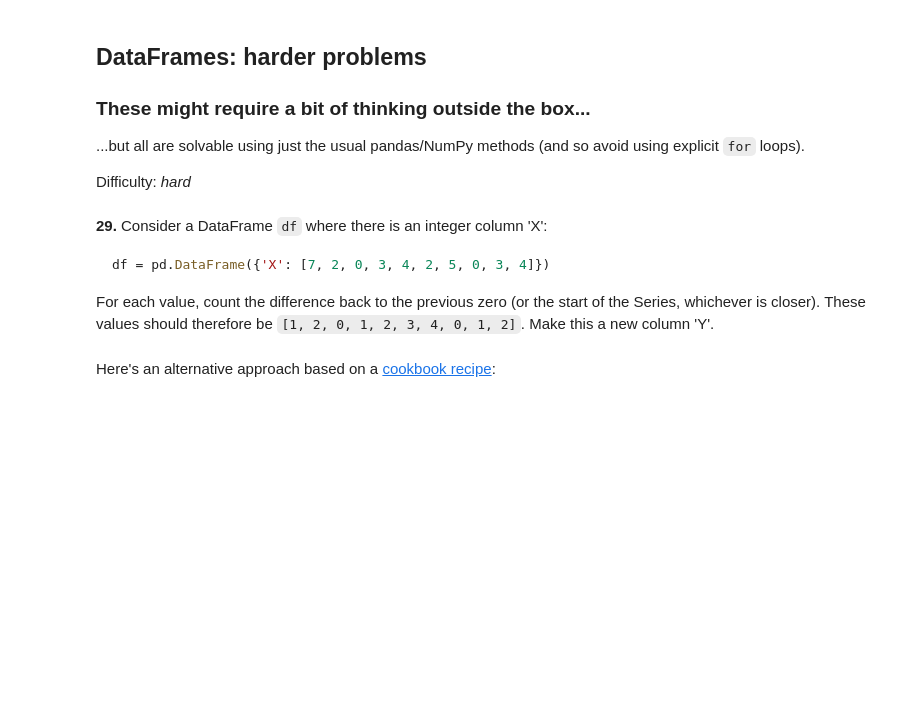
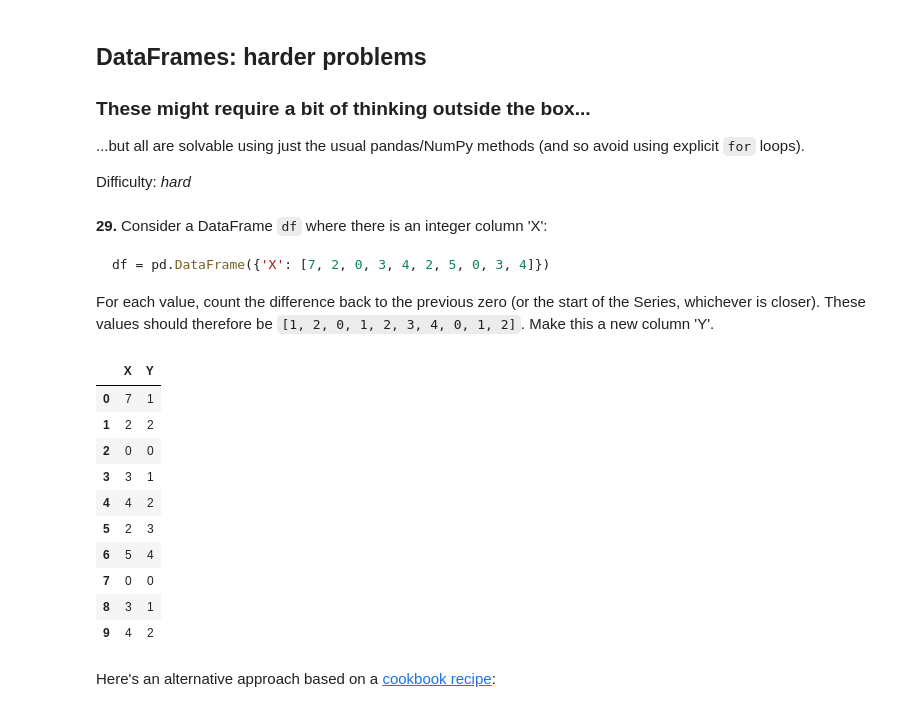
Before and after one commit to Forcystus91/ai_nov21, a Jupyter notebook: Chapter 1/6. Pandas/100-pandas-puzzles.ipynb, the cells around one changed output. Drawn from its saved outputs; the diff is of its cells as text; code cells hidden in the pictures; blank space fills up the shorter version.

````diff
--- a/Chapter 1/6. Pandas/100-pandas-puzzles.ipynb
+++ b/Chapter 1/6. Pandas/100-pandas-puzzles.ipynb
@@ -502,6 +502,27 @@ Difficulty: *hard*
 df = pd.DataFrame({'X': [7, 2, 0, 3, 4, 2, 5, 0, 3, 4]})
 ```
 For each value, count the difference back to the previous zero (or the start of the Series, whichever is closer). These values should therefore be `[1, 2, 0, 1, 2, 3, 4, 0, 1, 2]`. Make this a new column 'Y'.
+# %%
+df = pd.DataFrame({'X': [7, 2, 0, 3, 4, 2, 5, 0, 3, 4]})
+df['flag'] = np.where(df['X'] == 0, 0, 1)
+df['cumsum'] = df['flag'].cumsum()
+df['offset'] = df['cumsum']
+df.loc[df.flag==1, 'offset'] = np.nan
+df['offset'] = df['offset'].fillna(method='ffill').fillna(0).astype(int)
+df['Y'] = df['cumsum'] - df['offset']
+df[['X','Y']]
+# %% [output]
+|  | X | Y |
+| 0 | 7 | 1 |
+| 1 | 2 | 2 |
+| 2 | 0 | 0 |
+| 3 | 3 | 1 |
+| 4 | 4 | 2 |
+| 5 | 2 | 3 |
+| 6 | 5 | 4 |
+| 7 | 0 | 0 |
+| 8 | 3 | 1 |
+| 9 | 4 | 2 |
 # %% [markdown]
 Here's an alternative approach based on a [cookbook recipe](http://pandas.pydata.org/pandas-docs/stable/cookbook.html#grouping):
 # %% [markdown]
````
Also changed, not shown: parts of 1 cell of this notebook.
